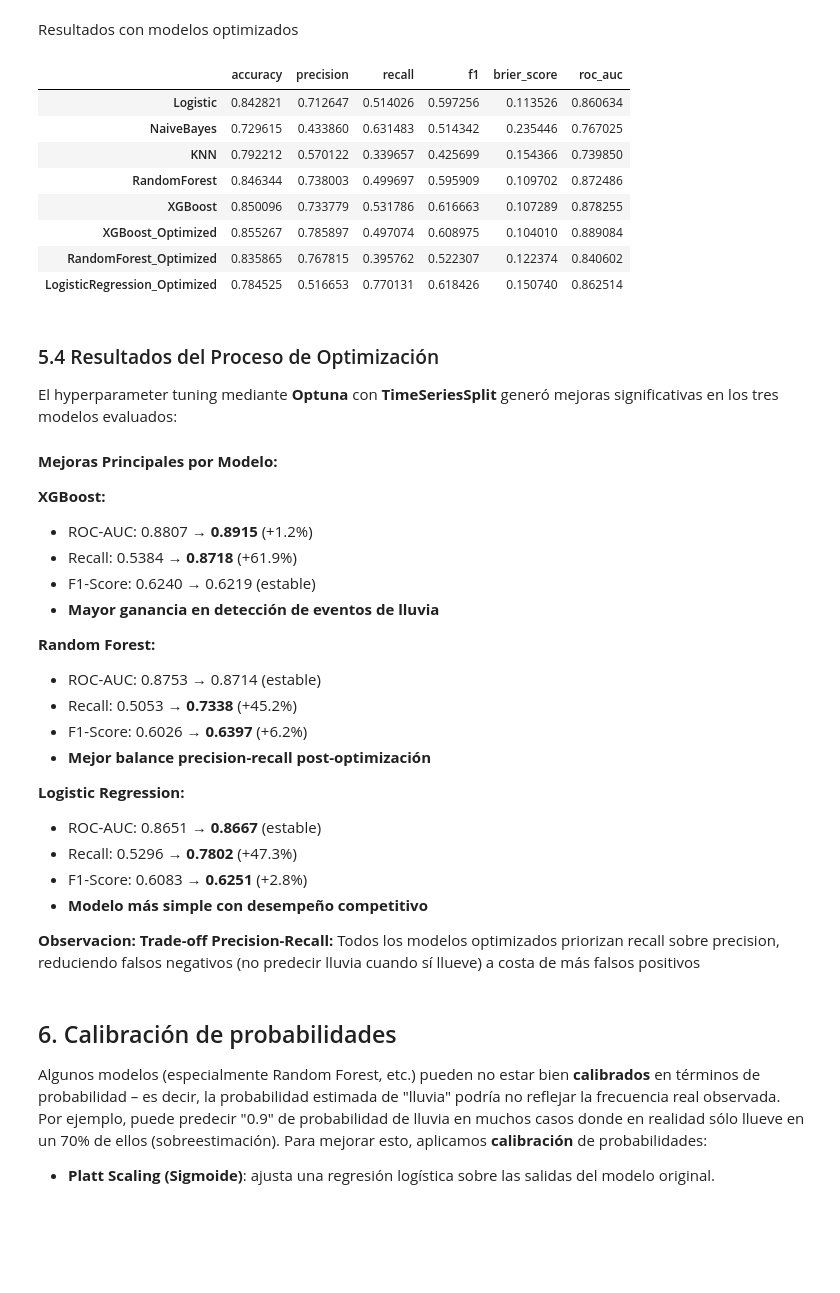
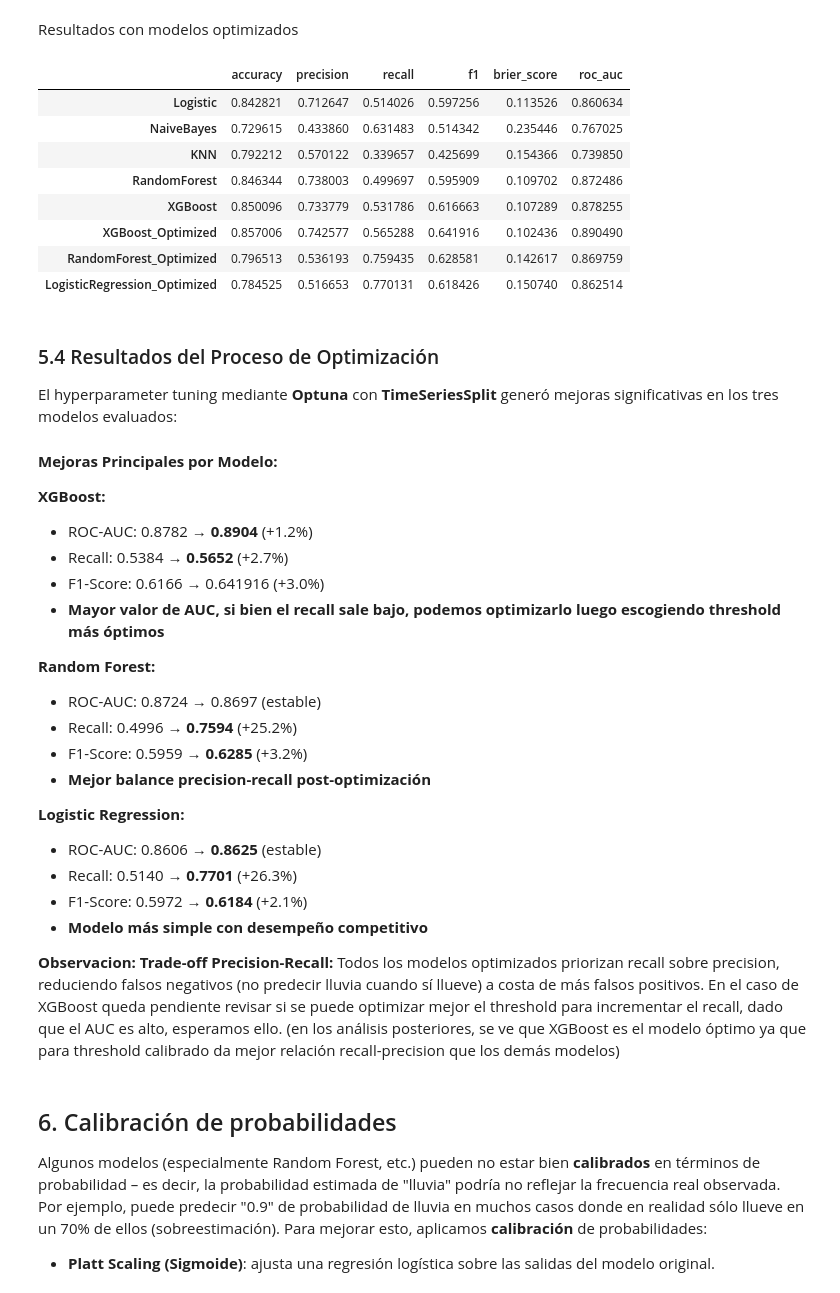
Before and after one commit to vazquez-agustin/AMq_Vazquez_Workspace, a Jupyter notebook: AMq_Trabajo_Final.ipynb, the cells around one changed output. Saved outputs shown, nothing was run; the diff lists cells and outputs as text; code cells hidden in the pictures; blank space fills up the shorter version.

```diff
--- a/AMq_Trabajo_Final.ipynb
+++ b/AMq_Trabajo_Final.ipynb
@@ -948,16 +957,16 @@ Resultados con modelos optimizados
 # %%
 # comparativo 5 modelos
 metrics_comparison_final = pd.DataFrame(metrics_results).T
-display(metrics_comparison_final)
+display(metrics_comparison_final[:8:])
 # %% [output]
 |  | accuracy | precision | recall | f1 | brier_score | roc_auc |
 | Logistic | 0.842821 | 0.712647 | 0.514026 | 0.597256 | 0.113526 | 0.860634 |
 | NaiveBayes | 0.729615 | 0.433860 | 0.631483 | 0.514342 | 0.235446 | 0.767025 |
 | KNN | 0.792212 | 0.570122 | 0.339657 | 0.425699 | 0.154366 | 0.739850 |
 | RandomForest | 0.846344 | 0.738003 | 0.499697 | 0.595909 | 0.109702 | 0.872486 |
 | XGBoost | 0.850096 | 0.733779 | 0.531786 | 0.616663 | 0.107289 | 0.878255 |
-| XGBoost_Optimized | 0.855267 | 0.785897 | 0.497074 | 0.608975 | 0.104010 | 0.889084 |
-| RandomForest_Optimized | 0.835865 | 0.767815 | 0.395762 | 0.522307 | 0.122374 | 0.840602 |
+| XGBoost_Optimized | 0.857006 | 0.742577 | 0.565288 | 0.641916 | 0.102436 | 0.890490 |
+| RandomForest_Optimized | 0.796513 | 0.536193 | 0.759435 | 0.628581 | 0.142617 | 0.869759 |
 | LogisticRegression_Optimized | 0.784525 | 0.516653 | 0.770131 | 0.618426 | 0.150740 | 0.862514 |
 # %% [markdown]
 ### 5.4 Resultados del Proceso de Optimización
@@ -967,25 +976,25 @@ El hyperparameter tuning mediante **Optuna** con **TimeSeriesSplit** generó mej
 #### **Mejoras Principales por Modelo:**
 
 **XGBoost:**
-- ROC-AUC: 0.8807 → **0.8915** (+1.2%)
-- Recall: 0.5384 → **0.8718** (+61.9%)
-- F1-Score: 0.6240 → 0.6219 (estable)
-- **Mayor ganancia en detección de eventos de lluvia**
+- ROC-AUC: 0.8782 → **0.8904** (+1.2%)
+- Recall: 0.5384 → **0.5652** (+2.7%)
+- F1-Score: 0.6166 → 0.641916 (+3.0%)
+- **Mayor valor de AUC, si bien el recall sale bajo, podemos optimizarlo luego escogiendo threshold más óptimos**
 
 **Random Forest:**
-- ROC-AUC: 0.8753 → 0.8714 (estable)
-- Recall: 0.5053 → **0.7338** (+45.2%)
-- F1-Score: 0.6026 → **0.6397** (+6.2%)
+- ROC-AUC: 0.8724 → 0.8697 (estable)
+- Recall: 0.4996 → **0.7594** (+25.2%)
+- F1-Score: 0.5959 → **0.6285** (+3.2%)
 - **Mejor balance precision-recall post-optimización**
 
 **Logistic Regression:**
-- ROC-AUC: 0.8651 → **0.8667** (estable)
-- Recall: 0.5296 → **0.7802** (+47.3%)
-- F1-Score: 0.6083 → **0.6251** (+2.8%)
+- ROC-AUC: 0.8606 → **0.8625** (estable)
+- Recall: 0.5140 → **0.7701** (+26.3%)
+- F1-Score: 0.5972 → **0.6184** (+2.1%)
 - **Modelo más simple con desempeño competitivo**
 
 **Observacion:**
-**Trade-off Precision-Recall:** Todos los modelos optimizados priorizan recall sobre precision, reduciendo falsos negativos (no predecir lluvia cuando sí llueve) a costa de más falsos positivos
+**Trade-off Precision-Recall:** Todos los modelos optimizados priorizan recall sobre precision, reduciendo falsos negativos (no predecir lluvia cuando sí llueve) a costa de más falsos positivos. En el caso de XGBoost queda pendiente revisar si se puede optimizar mejor el threshold para incrementar el recall, dado que el AUC es alto, esperamos ello. (en los análisis posteriores, se ve que XGBoost es el modelo óptimo ya que para threshold calibrado da mejor relación recall-precision que los demás modelos)
 # %% [markdown]
 ## 6. Calibración de probabilidades
 
```
Also changed, not shown: parts of 29 cells of this notebook.
